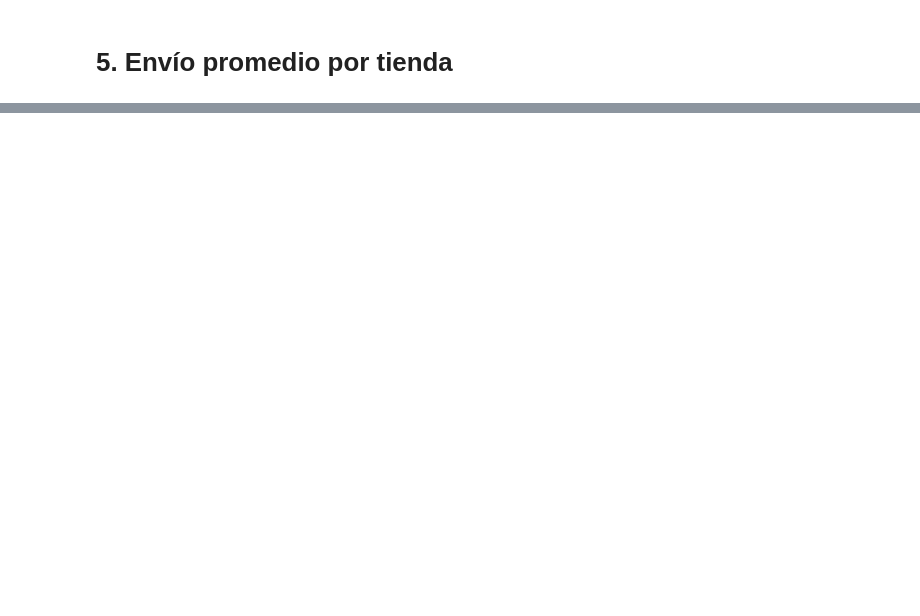
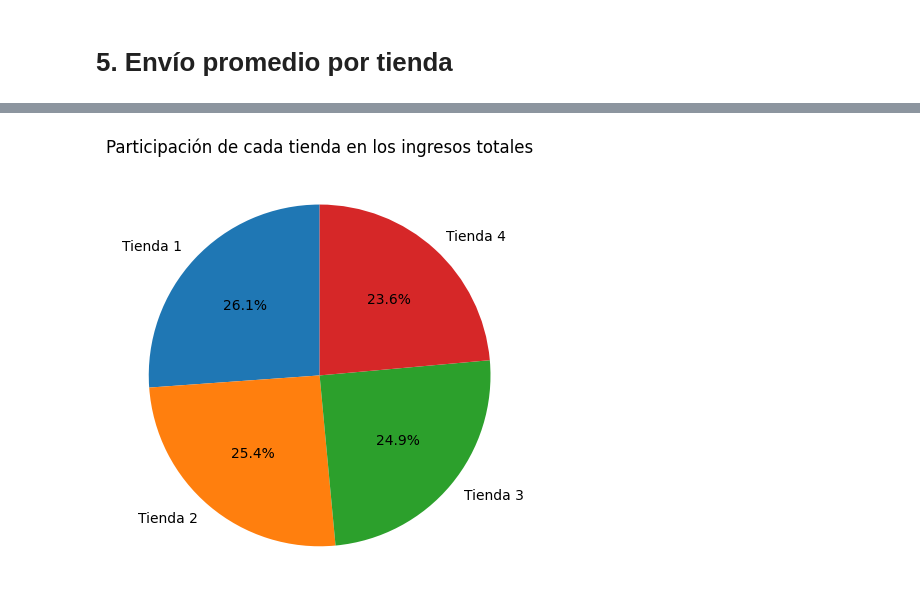
Before and after one commit to Soledad09876/Challenge-Analisis-para-Venta-de-Tienda, a Jupyter notebook: AluraStoreLatamChallengeAnalisisParaVenta.ipynb, the cells around one changed output, grey strips where cells are left out. Cells and saved outputs as stored; diff of their text form; code cells hidden in the pictures; blank space fills up the shorter version.

```diff
--- a/AluraStoreLatamChallengeAnalisisParaVenta.ipynb
+++ b/AluraStoreLatamChallengeAnalisisParaVenta.ipynb
@@ -35,0 +281,10 @@ tienda.head()
+# %%
+plt.figure()
+rev_s.plot(kind="pie", autopct="%1.1f%%", startangle=90)
+plt.title("Participación de cada tienda en los ingresos totales")
+plt.ylabel("")  # remueve etiqueta del eje Y
+plt.tight_layout()
+
+plt.show()
+# %% [output]
+[figure, added]
```
Also changed, not shown: parts of 20 cells of this notebook.
